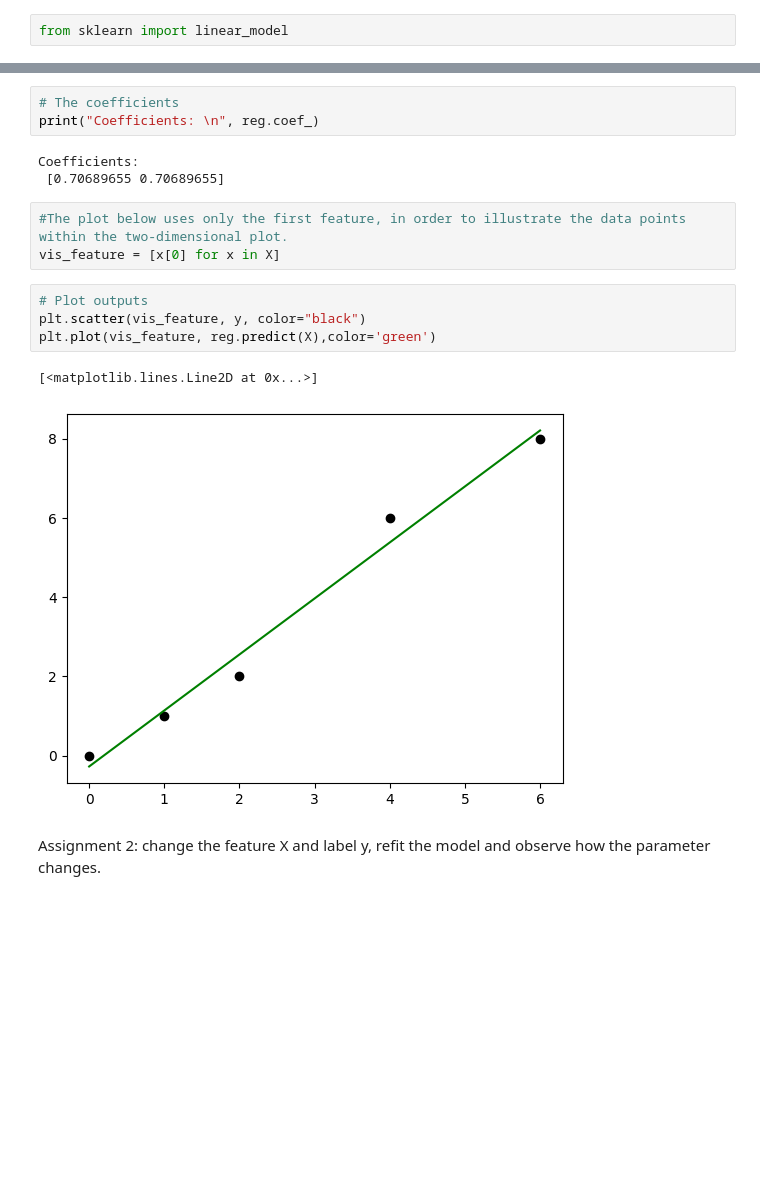
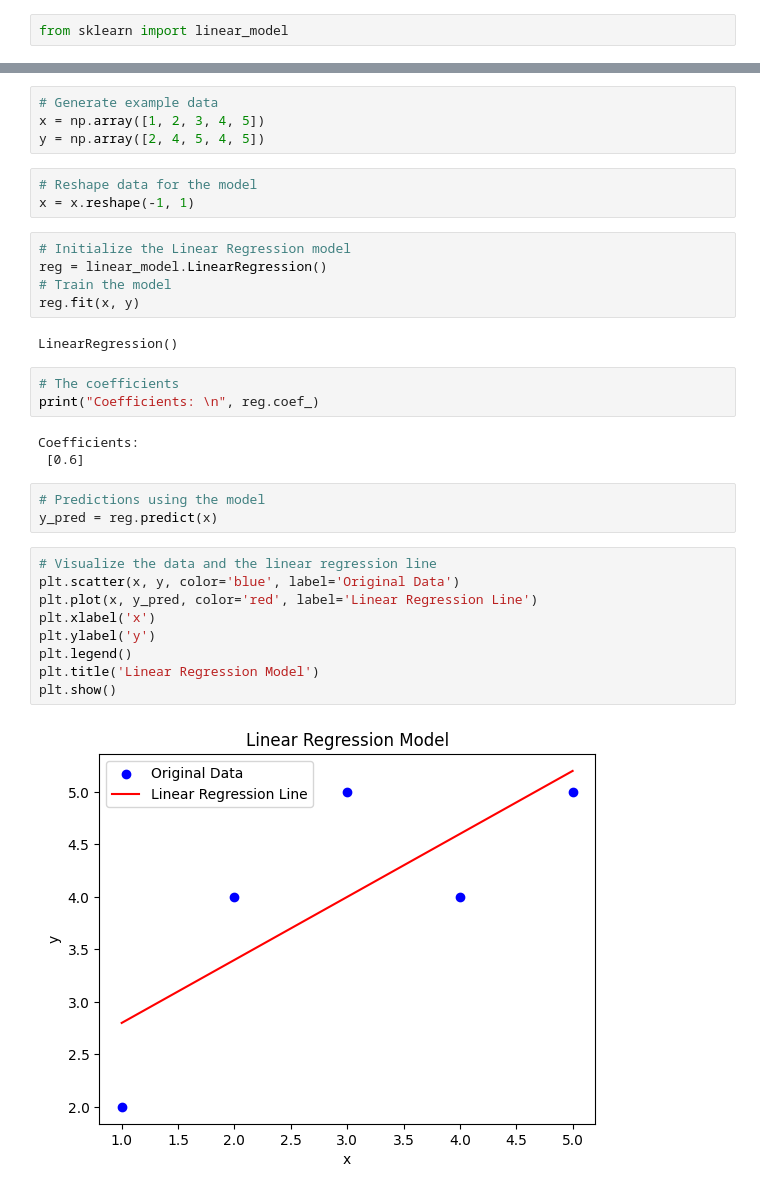
Before and after one commit to aeye-lab/SFB-1287-Summer-School, a Jupyter notebook: Machine_learning_example.ipynb, the cells around one changed output, grey strips where cells are left out. Drawn from its saved outputs; the diff is of its cells as text; blank space fills up the shorter version.

```diff
--- a/Machine_learning_example.ipynb
+++ b/Machine_learning_example.ipynb
@@ -63,18 +50,34 @@ LinearRegression()
+# %%
+# Generate example data
+x = np.array([1, 2, 3, 4, 5])
+y = np.array([2, 4, 5, 4, 5])
+# %%
+# Reshape data for the model
+x = x.reshape(-1, 1)
+# %%
+# Initialize the Linear Regression model
+reg = linear_model.LinearRegression()
+# Train the model
+reg.fit(x, y)
+# %% [output]
+LinearRegression()
 # %%
 # The coefficients
 print("Coefficients: \n", reg.coef_)
 # %% [output]
 Coefficients:
- [0.70689655 0.70689655]
+ [0.6]
-# %%
-#The plot below uses only the first feature, in order to illustrate the data points within the two-dimensional plot.
-vis_feature = [x[0] for x in X]
-# %%
-# Plot outputs
-plt.scatter(vis_feature, y, color="black")
-plt.plot(vis_feature, reg.predict(X),color='green')
-# %% [output]
-[<matplotlib.lines.Line2D at 0x...>]
-[figure, removed]
-# %% [markdown]
-Assignment 2: change the feature X and label y, refit the model and observe how the parameter changes.
+# %%
+# Predictions using the model
+y_pred = reg.predict(x)
+# %%
+# Visualize the data and the linear regression line
+plt.scatter(x, y, color='blue', label='Original Data')
+plt.plot(x, y_pred, color='red', label='Linear Regression Line')
+plt.xlabel('x')
+plt.ylabel('y')
+plt.legend()
+plt.title('Linear Regression Model')
+plt.show()
+# %% [output]
+[figure, added]
```
Also changed, not shown: parts of 17 cells of this notebook.
